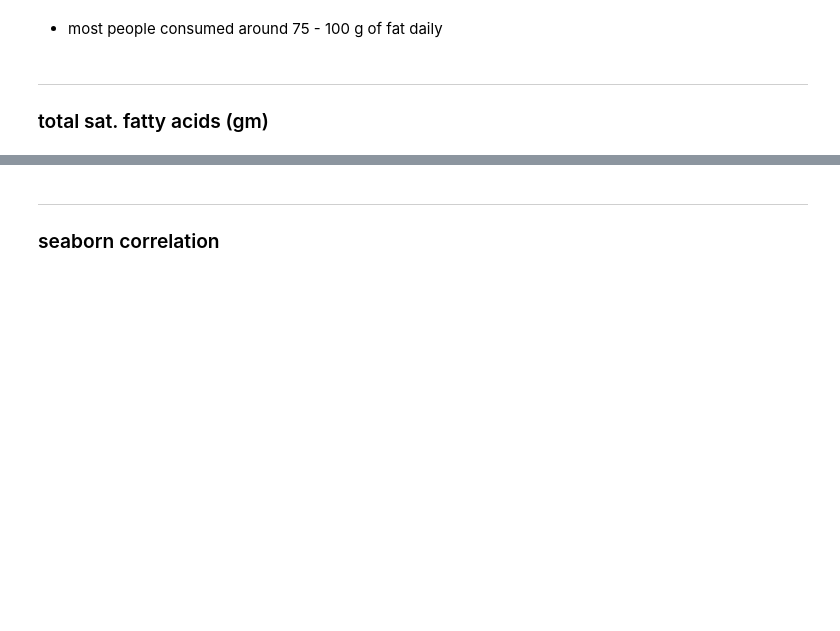
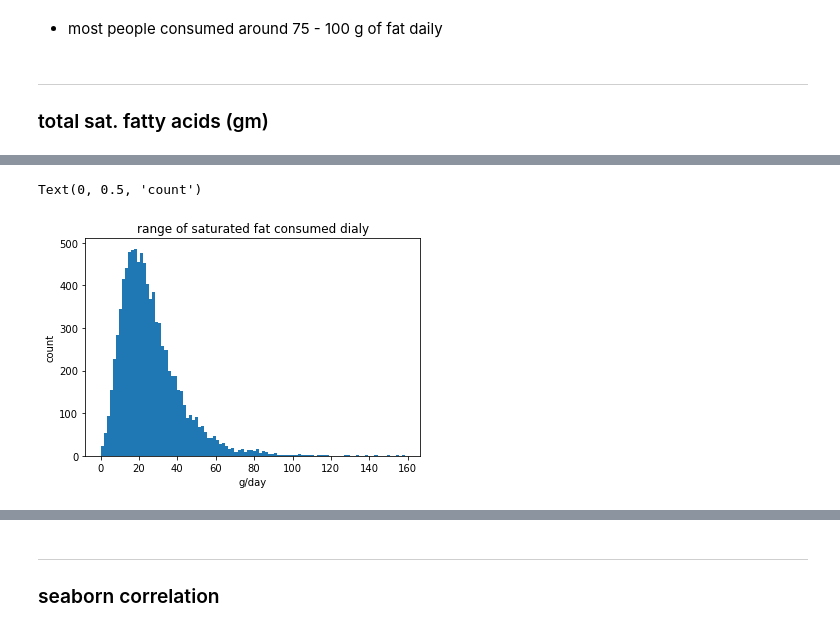
Before and after one commit to amyylin1/NHANES_Dietary_Data, a Jupyter notebook: diet_data.ipynb, the cells around one changed output, grey strips where cells are left out. Saved outputs shown, nothing was run; the diff lists cells and outputs as text; code cells hidden in the pictures; blank space fills up the shorter version.

```diff
--- a/nutrition.ipynb
+++ b/diet_data.ipynb
@@ -351,0 +461,8 @@ sat_fat = ff_1['Tot]
+# %%
+plt.hist(ff_1['Total saturated fatty acids (gm)'].values, bins=100)
+plt.title('range of saturated fat consumed dialy')
+plt.xlabel('g/day')
+plt.ylabel('count')
+# %% [output]
+Text(0, 0.5, 'count')
+[figure, added]
```
Also changed, not shown: parts of 17 cells of this notebook, 6 other files.
